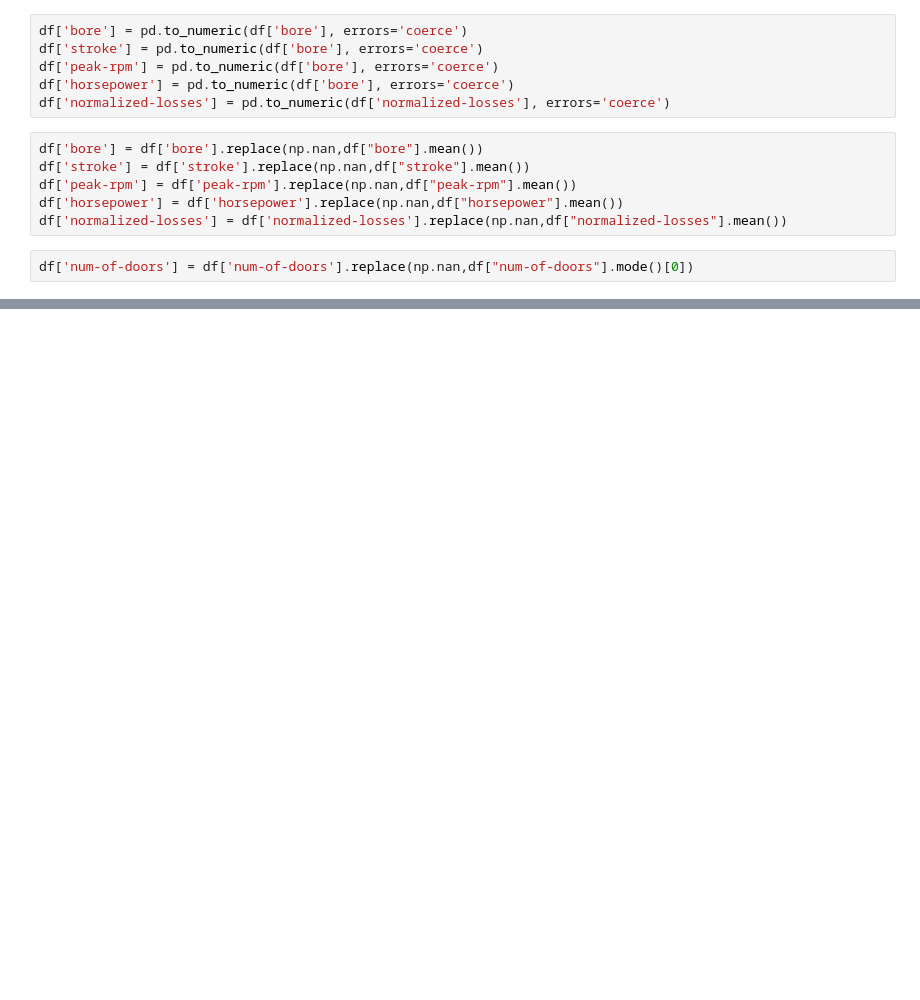
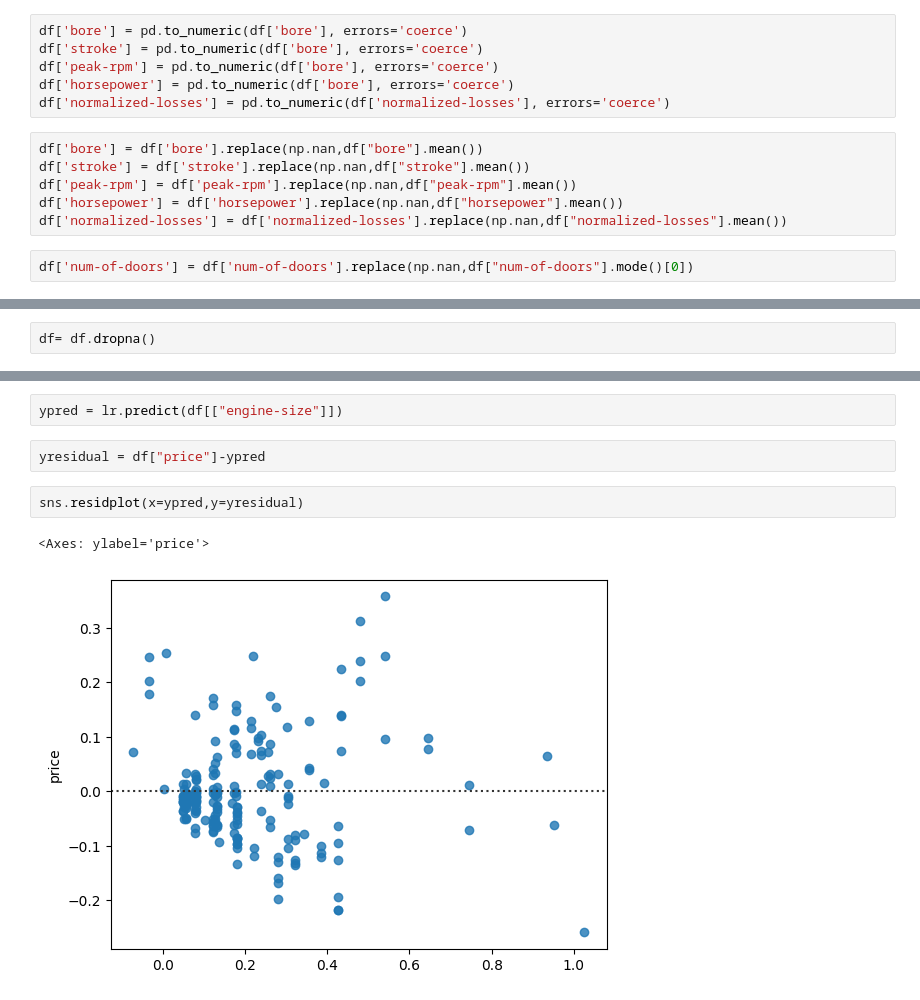
Before and after one commit to Aaaaaaddityyyaaaaa/web_scraping, a Jupyter notebook: auto.ipynb, the cells around one changed output, grey strips where cells are left out. Saved outputs shown, nothing was run; the diff lists cells and outputs as text; blank space fills up the shorter version.

```diff
--- a/auto.ipynb
+++ b/auto.ipynb
@@ -97,0 +176,2 @@ df['num-of-doors'] = df['num-of-doors'].replace(np.nan,df["num-of-doors"].mode()
+# %%
+df= df.dropna()
@@ -97,0 +182,9 @@ df['num-of-doors'] = df['num-of-doors'].replace(np.nan,df["num-of-doors"].mode()
+# %%
+ypred = lr.predict(df[["engine-size"]])
+# %%
+yresidual = df["price"]-ypred
+# %%
+sns.residplot(x=ypred,y=yresidual)
+# %% [output]
+<Axes: ylabel='price'>
+[figure, added]
```
Also changed, not shown: parts of 57 cells of this notebook, 6 other files.
